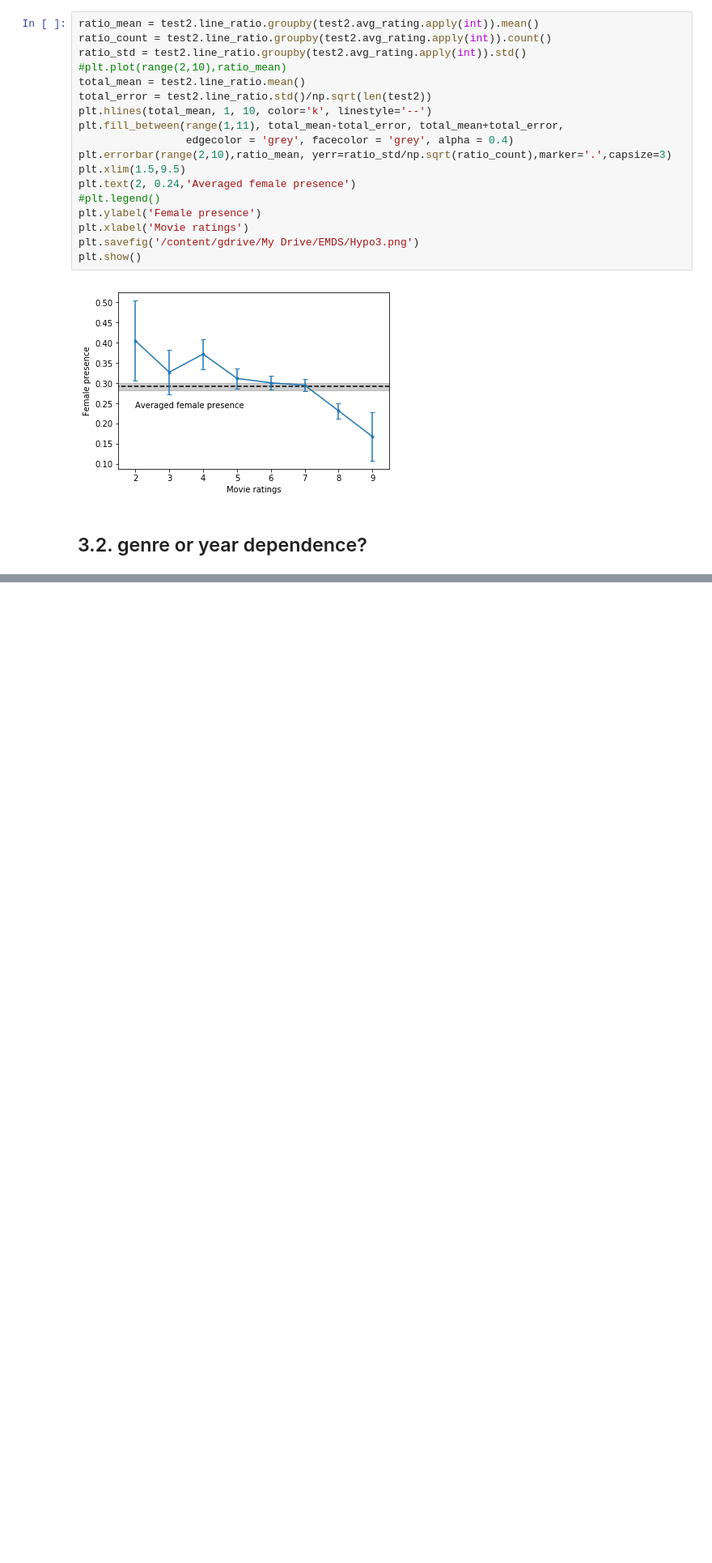
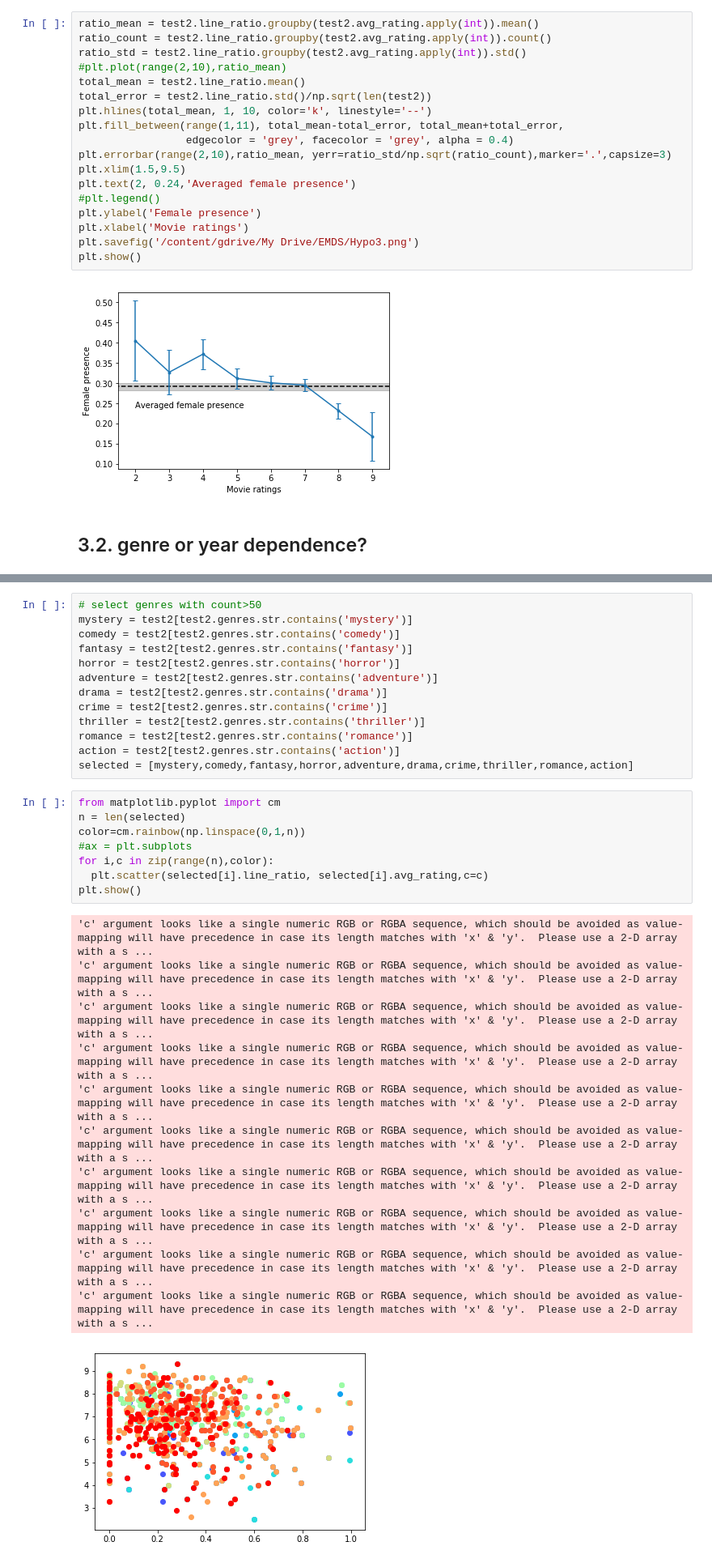
Before and after one commit to JingQian87/6998-MethodsDS, a Jupyter notebook: Project/EMDS_stats.ipynb, the cells around one changed output, grey strips where cells are left out. Shown at 81% size. Cells and saved outputs as stored; diff of their text form; blank space fills up the shorter version.

```diff
--- a/Project/EMDS_stats.ipynb
+++ b/Project/EMDS_stats.ipynb
@@ -704,0 +747,33 @@ for i in range(2,10):print(i)
+# %%
+# select genres with count>50
+mystery = test2[test2.genres.str.contains('mystery')]
+comedy = test2[test2.genres.str.contains('comedy')]
+fantasy = test2[test2.genres.str.contains('fantasy')]
+horror = test2[test2.genres.str.contains('horror')]
+adventure = test2[test2.genres.str.contains('adventure')]
+drama = test2[test2.genres.str.contains('drama')]
+crime = test2[test2.genres.str.contains('crime')]
+thriller = test2[test2.genres.str.contains('thriller')]
+romance = test2[test2.genres.str.contains('romance')]
+action = test2[test2.genres.str.contains('action')]
+selected = [mystery,comedy,fantasy,horror,adventure,drama,crime,thriller,romance,action]
+# %%
+from matplotlib.pyplot import cm
+n = len(selected)
+color=cm.rainbow(np.linspace(0,1,n))
+#ax = plt.subplots
+for i,c in zip(range(n),color):
+  plt.scatter(selected[i].line_ratio, selected[i].avg_rating,c=c)
+plt.show()
+# %% [output]
+'c' argument looks like a single numeric RGB or RGBA sequence, which should be avoided as value-mapping will have precedence in case its length matches with 'x' & 'y'.  Please use a 2-D array with a s ...
+'c' argument looks like a single numeric RGB or RGBA sequence, which should be avoided as value-mapping will have precedence in case its length matches with 'x' & 'y'.  Please use a 2-D array with a s ...
+'c' argument looks like a single numeric RGB or RGBA sequence, which should be avoided as value-mapping will have precedence in case its length matches with 'x' & 'y'.  Please use a 2-D array with a s ...
+'c' argument looks like a single numeric RGB or RGBA sequence, which should be avoided as value-mapping will have precedence in case its length matches with 'x' & 'y'.  Please use a 2-D array with a s ...
+'c' argument looks like a single numeric RGB or RGBA sequence, which should be avoided as value-mapping will have precedence in case its length matches with 'x' & 'y'.  Please use a 2-D array with a s ...
+'c' argument looks like a single numeric RGB or RGBA sequence, which should be avoided as value-mapping will have precedence in case its length matches with 'x' & 'y'.  Please use a 2-D array with a s ...
+'c' argument looks like a single numeric RGB or RGBA sequence, which should be avoided as value-mapping will have precedence in case its length matches with 'x' & 'y'.  Please use a 2-D array with a s ...
+'c' argument looks like a single numeric RGB or RGBA sequence, which should be avoided as value-mapping will have precedence in case its length matches with 'x' & 'y'.  Please use a 2-D array with a s ...
+'c' argument looks like a single numeric RGB or RGBA sequence, which should be avoided as value-mapping will have precedence in case its length matches with 'x' & 'y'.  Please use a 2-D array with a s ...
+'c' argument looks like a single numeric RGB or RGBA sequence, which should be avoided as value-mapping will have precedence in case its length matches with 'x' & 'y'.  Please use a 2-D array with a s ...
+[figure, added]
```
Also changed, not shown: parts of 10 cells of this notebook.
